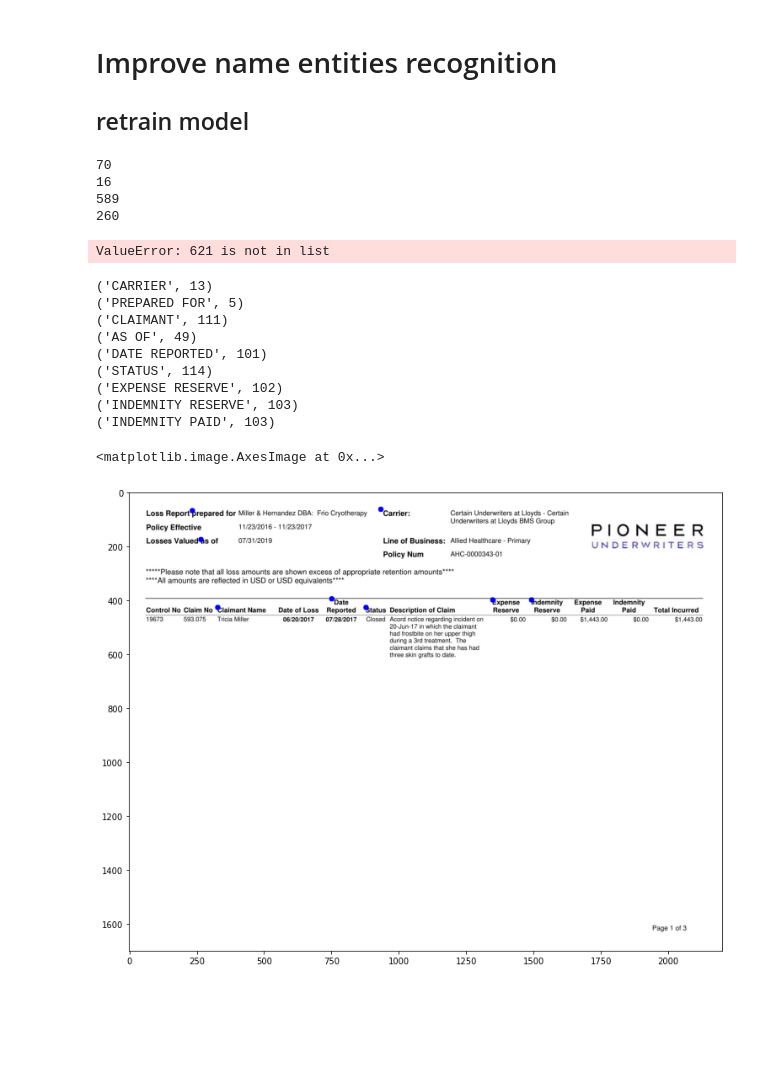
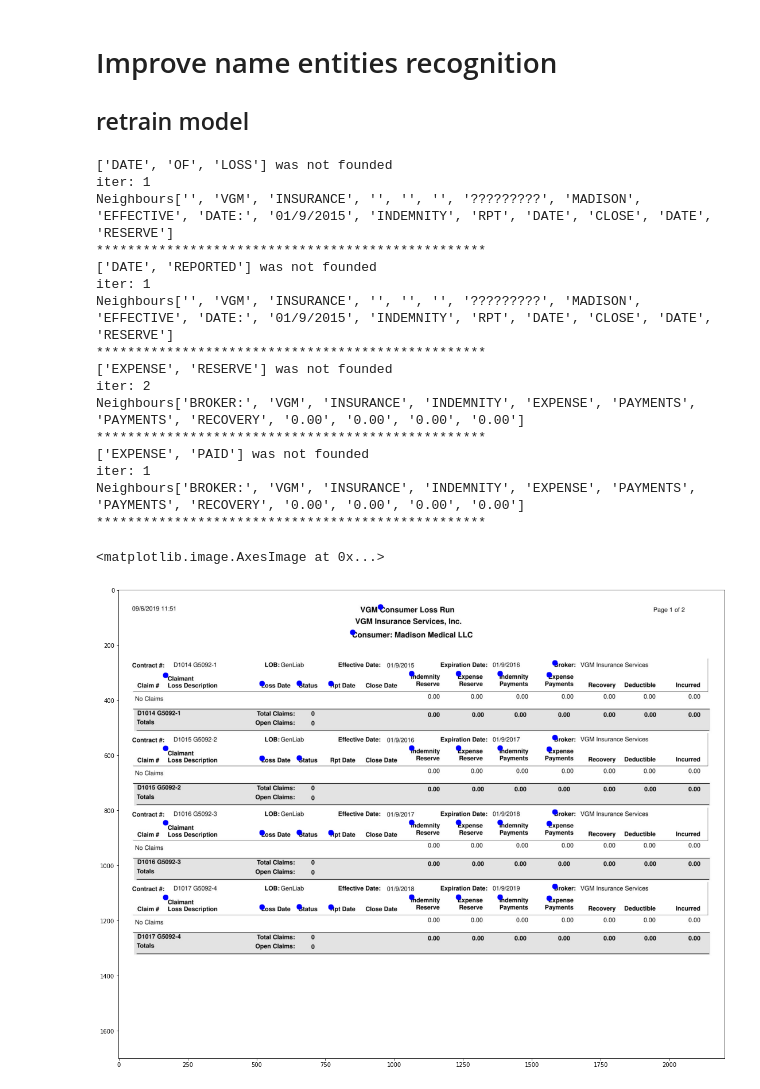
Before and after one commit to zaned897/pdfTextanalyzer, a Jupyter notebook: txt_analyzer_no_java.ipynb, the cells around one changed output. Cells and saved outputs as stored; diff of their text form; code cells hidden in the pictures; blank space fills up the shorter version.

```diff
--- a/txt_analyzer_no_java.ipynb
+++ b/txt_analyzer_no_java.ipynb
@@ -35,10 +36,10 @@ def read_dict(txt_file_path):
 ## Read info
 
 #  Read text file
-class_1_yes_a = 'data/txt/AHC-0000343 loss runs PIO-YES0.txt'
+class_1_yes_a = 'data/txt/madison medical llc loss runs VGM-NO0.txt'
 
 # Read image corresponding to txt file
-class_1_yes_a_image = 'data/images/AHC-0000343 loss runs PIO-YES0.jpg'
+class_1_yes_a_image = 'data/images/madison medical llc loss runs VGM-NO0.jpg'
 
 # Read as dict format
 txt_dict = read_dict(class_1_yes_a)
@@ -263,8 +194,0 @@ def search_rules (dictionary, rules):
-# %%
-J = search_rules(dictionary = txt_dict, rules = template_rules)
-# %% [output]
-70
-16
-589
-260
-ValueError: 621 is not in list
@@ -273,25 +270,37 @@ new_senten
+# %%
+import copy
+import time
+import lossrun
+J , sentences = search_rules(txt_dict, template_rules)
+# %% [output]
+['DATE', 'OF', 'LOSS'] was not founded
+iter: 1
+Neighbours['', 'VGM', 'INSURANCE', '', '', '', '?????????', 'MADISON', 'EFFECTIVE', 'DATE:', '01/9/2015', 'INDEMNITY', 'RPT', 'DATE', 'CLOSE', 'DATE', 'RESERVE']
+**************************************************
+['DATE', 'REPORTED'] was not founded
+iter: 1
+Neighbours['', 'VGM', 'INSURANCE', '', '', '', '?????????', 'MADISON', 'EFFECTIVE', 'DATE:', '01/9/2015', 'INDEMNITY', 'RPT', 'DATE', 'CLOSE', 'DATE', 'RESERVE']
+**************************************************
+['EXPENSE', 'RESERVE'] was not founded
+iter: 2
+Neighbours['BROKER:', 'VGM', 'INSURANCE', 'INDEMNITY', 'EXPENSE', 'PAYMENTS', 'PAYMENTS', 'RECOVERY', '0.00', '0.00', '0.00', '0.00']
+**************************************************
+['EXPENSE', 'PAID'] was not founded
+iter: 1
+Neighbours['BROKER:', 'VGM', 'INSURANCE', 'INDEMNITY', 'EXPENSE', 'PAYMENTS', 'PAYMENTS', 'RECOVERY', '0.00', '0.00', '0.00', '0.00']
+**************************************************
 # %%
 ## view results
 import cv2
 
 #
 _image_c = cv2.imread(class_1_yes_a_image)
 
 for i in range (len(J)):
-    print(J[i])
-    cv2.circle(_image_c,(txt_dict['left'][J[i][1]+1],txt_dict['top'][J[i][1]+1]),10,(0,0,255),-1)
+    cv2.circle(_image_c,(J[i][0]+1,J[i][1]+1),10,(0,0,255),-1)
 
-plt.figure(figsize=(15,10))
+plt.figure(figsize=(19,15))
 plt.imshow(_image_c)
 # %% [output]
-('CARRIER', 13)
-('PREPARED FOR', 5)
-('CLAIMANT', 111)
-('AS OF', 49)
-('DATE REPORTED', 101)
-('STATUS', 114)
-('EXPENSE RESERVE', 102)
-('INDEMNITY RESERVE', 103)
-('INDEMNITY PAID', 103)
+<matplotlib.image.AxesImage at 0x...>
-<matplotlib.image.AxesImage at 0x...>
-[figure, old version]
+[figure, new version]
```
Also changed, not shown: parts of 13 cells of this notebook, 4 other files.
